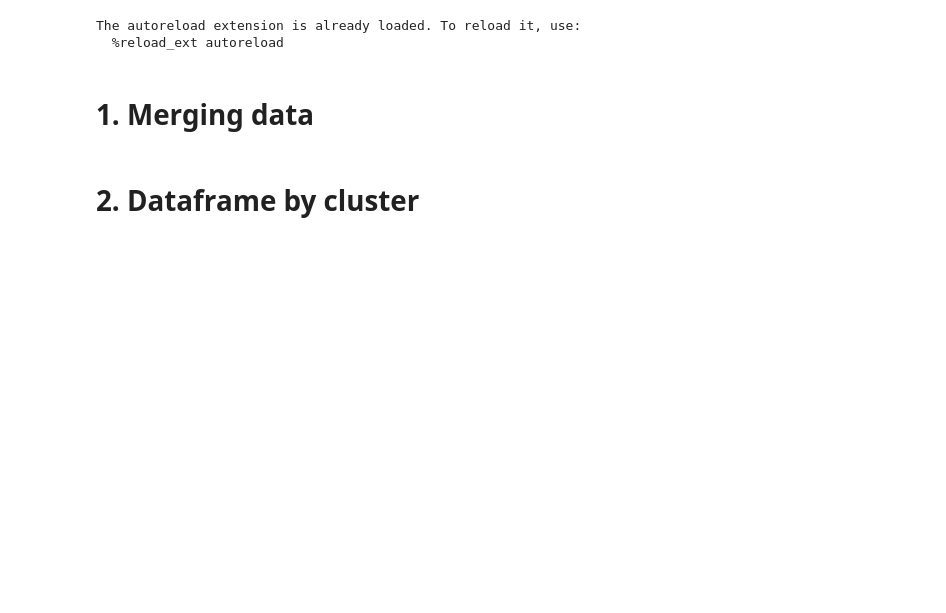
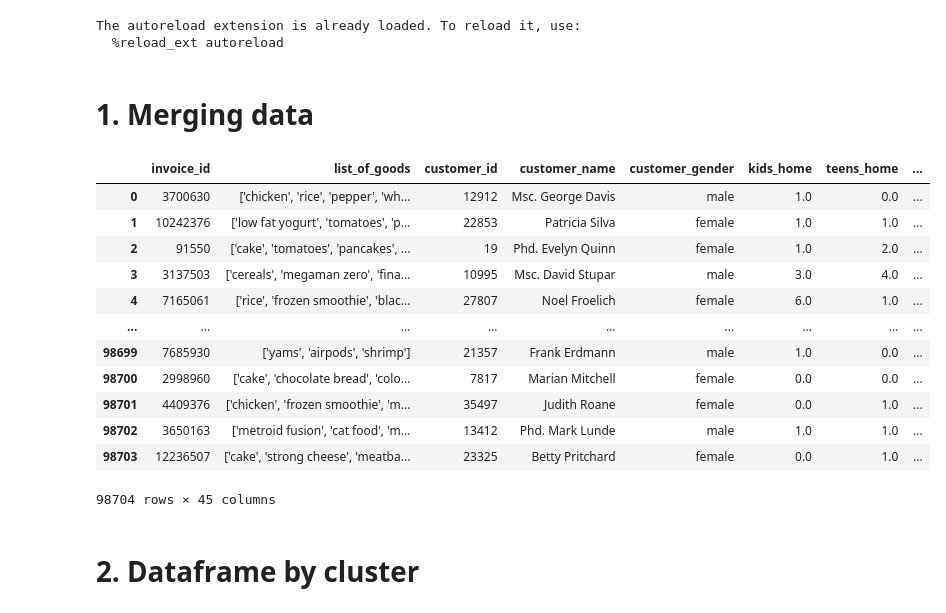
Before and after one commit to lucasvcasimiro-byte/customer_info_ml, a Jupyter notebook: notebooks/basket.ipynb, the cells around one changed output. Drawn from its saved outputs; the diff is of its cells as text; code cells hidden in the pictures; blank space fills up the shorter version.

```diff
--- a/notebooks/basket.ipynb
+++ b/notebooks/basket.ipynb
@@ -46,6 +49,23 @@ The autoreload extension is already loaded. To reload it, use:
 # %%
 customer_basket = pd.read_csv('data/customer_basket.csv')
 customer = pd.read_csv('data/ci_clustered.csv')
+# %%
+merged_data = pd.merge(customer_basket, customer, on="customer_id", how="inner")
+merged_data
+# %% [output]
+|  | invoice_id | list_of_goods | customer_id | customer_name | customer_gender | kids_home | teens_home | ... |
+| 0 | 3700630 | ['chicken', 'rice', 'pepper', 'wh... | 12912 | Msc. George Davis | male | 1.0 | 0.0 | ... |
+| 1 | 10242376 | ['low fat yogurt', 'tomatoes', 'p... | 22853 | Patricia Silva | female | 1.0 | 1.0 | ... |
+| 2 | 91550 | ['cake', 'tomatoes', 'pancakes', ... | 19 | Phd. Evelyn Quinn | female | 1.0 | 2.0 | ... |
+| 3 | 3137503 | ['cereals', 'megaman zero', 'fina... | 10995 | Msc. David Stupar | male | 3.0 | 4.0 | ... |
+| 4 | 7165061 | ['rice', 'frozen smoothie', 'blac... | 27807 | Noel Froelich | female | 6.0 | 1.0 | ... |
+| ... | ... | ... | ... | ... | ... | ... | ... | ... |
+| 98699 | 7685930 | ['yams', 'airpods', 'shrimp'] | 21357 | Frank Erdmann | male | 1.0 | 0.0 | ... |
+| 98700 | 2998960 | ['cake', 'chocolate bread', 'colo... | 7817 | Marian Mitchell | female | 0.0 | 0.0 | ... |
+| 98701 | 4409376 | ['chicken', 'frozen smoothie', 'm... | 35497 | Judith Roane | female | 0.0 | 1.0 | ... |
+| 98702 | 3650163 | ['metroid fusion', 'cat food', 'm... | 13412 | Phd. Mark Lunde | male | 1.0 | 1.0 | ... |
+| 98703 | 12236507 | ['cake', 'strong cheese', 'meatba... | 23325 | Betty Pritchard | female | 0.0 | 1.0 | ... |
+98704 rows × 45 columns
 # %% [markdown]
 # **2. Dataframe by cluster**
 # %%
```
Also changed, not shown: parts of 9 cells of this notebook, 17 other files.
